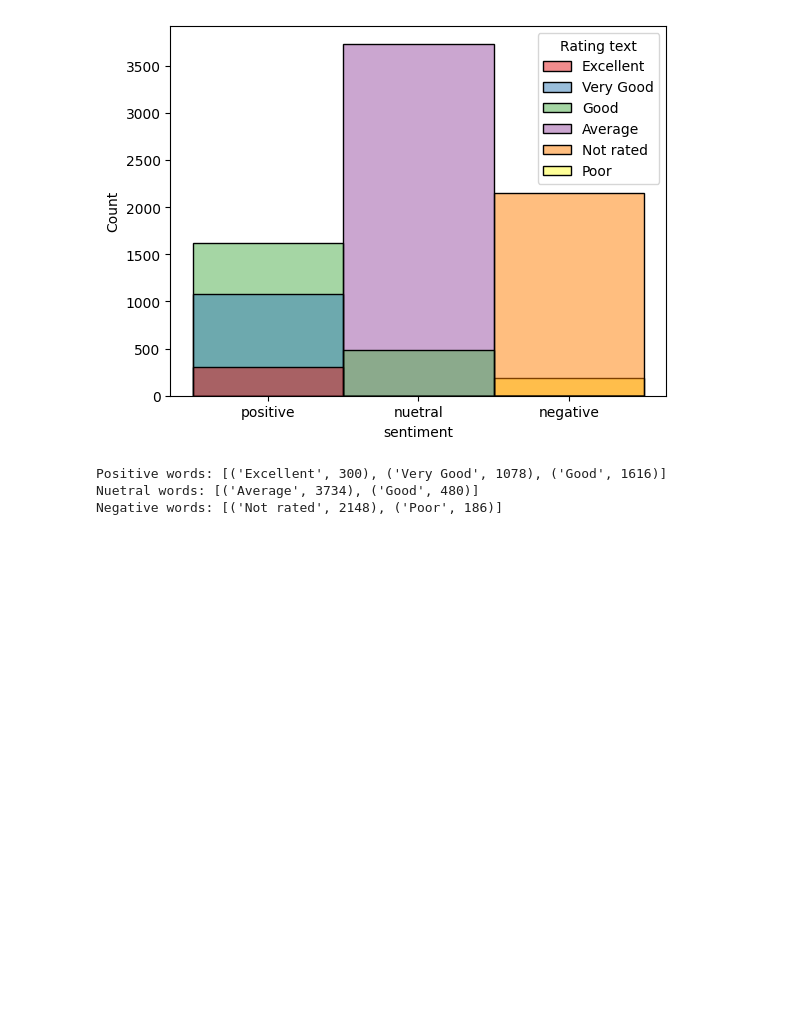
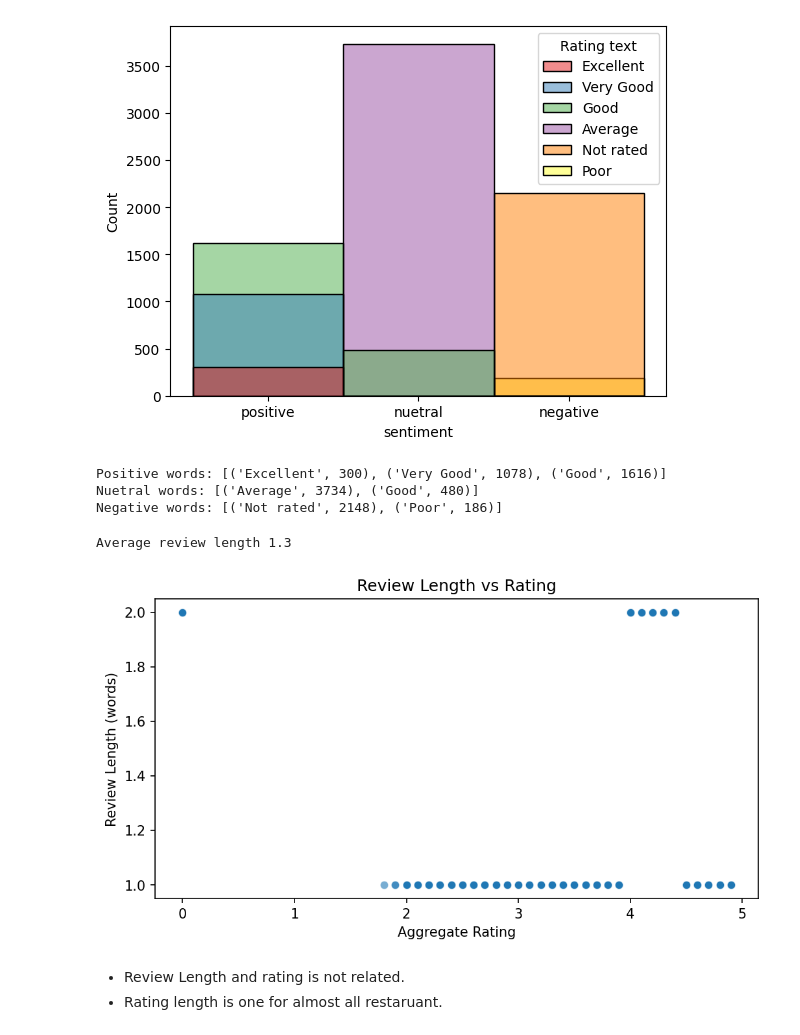
Before and after one commit to Hunegn/restaurant-data-analysis, a Jupyter notebook: notebooks/restaurant-reviews.ipynb, the cells around one changed output. Cells and saved outputs as stored; diff of their text form; code cells hidden in the pictures; blank space fills up the shorter version.

Commit message:
Review lenth

```diff
--- a/notebooks/restaurant-reviews.ipynb
+++ b/notebooks/restaurant-reviews.ipynb
@@ -91,3 +91,5 @@ print('Negative words:', list(neg_counter.items()))
 Positive words: [('Excellent', 300), ('Very Good', 1078), ('Good', 1616)]
 Nuetral words: [('Average', 3734), ('Good', 480)]
 Negative words: [('Not rated', 2148), ('Poor', 186)]
+# %%
+df['Review Length'] = df['Rating text'].str.split().apply(len)
@@ -93,0 +98,16 @@ Negative words: [('Not rated', 2148), ('Poor', 186)]
+# %%
+print('Average review length', average)
+# %% [output]
+Average review length 1.3
+# %%
+plt.figure(figsize=(8, 4), dpi = 150)
+sns.scatterplot(x="Aggregate rating", y="Review Length", data=df, alpha=0.6)
+plt.title("Review Length vs Rating")
+plt.xlabel("Aggregate Rating")
+plt.ylabel("Review Length (words)")
+plt.show()
+# %% [output]
+[figure, added]
+# %% [markdown]
+- Review Length and rating  is not related.
+- Rating length is one for almost all restaruant.
```
Also changed, not shown: parts of 3 cells of this notebook.
